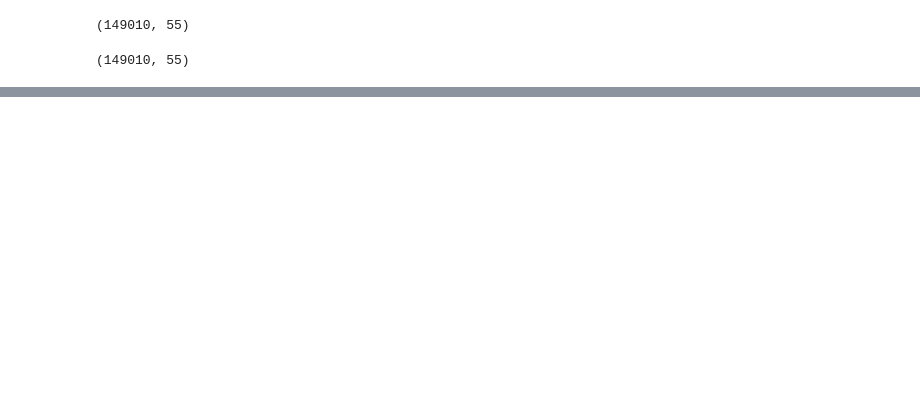
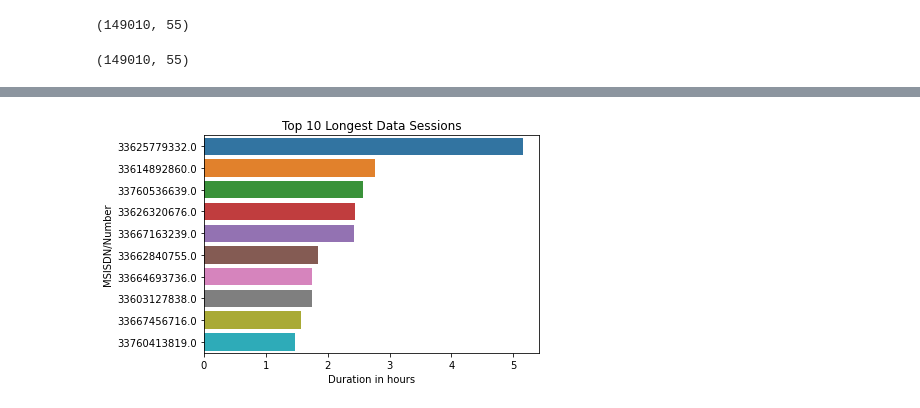
Before and after one commit to KaydeeJR/TelecomUser_DataAnalysis, a Jupyter notebook: notebooks/cleaning_data.ipynb, the cells around one changed output, grey strips where cells are left out. Cells and saved outputs as stored; diff of their text form; code cells hidden in the pictures; blank space fills up the shorter version.

```diff
--- a/notebooks/cleaning_data.ipynb
+++ b/notebooks/cleaning_data.ipynb
@@ -29,0 +97,8 @@ dataframe.shape
+# %%
+df_duration = dataframe.groupby(["MSISDN/Number"]).sum()["Dur. (ms)"].sort_values(ascending=False).head(10)
+id_dur = pd.Series(df_duration.index, dtype="string")
+session_durations = sns.barplot(x=df_duration.apply(lambda x:x/3600000).values,y=id_dur, orient='h')
+session_durations.set(title = "Top 10 Longest Data Sessions", xlabel="Duration in hours", ylabel = "MSISDN/Number")
+plt.show()
+# %% [output]
+[figure, added]
```
Also changed, not shown: parts of 11 cells of this notebook, 7 other files.
